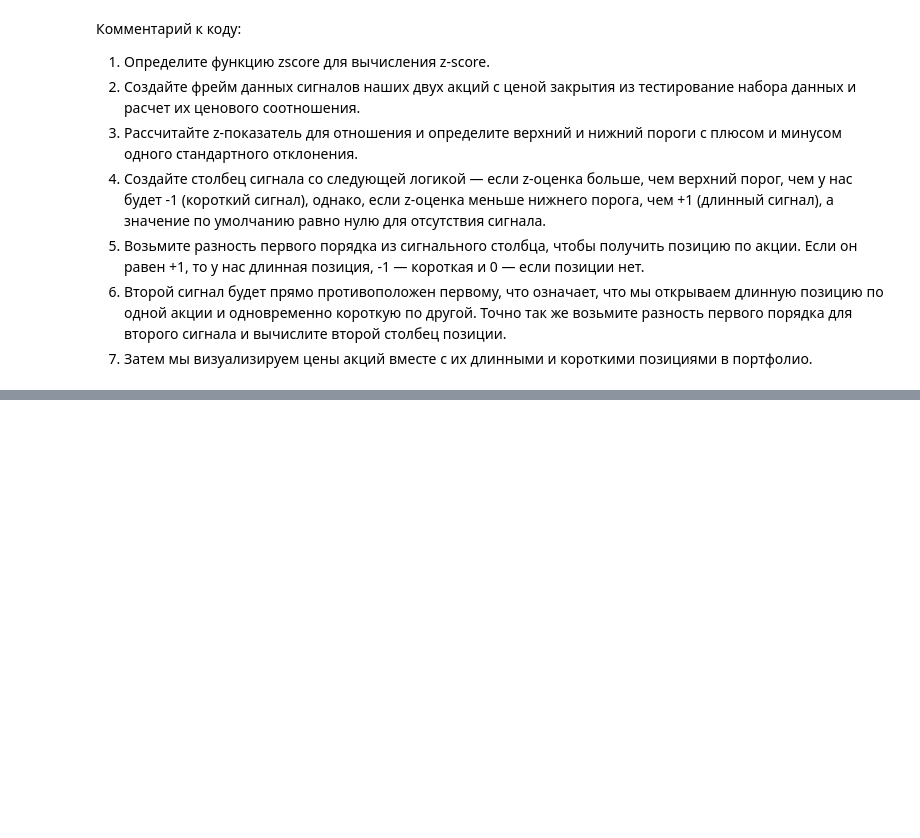
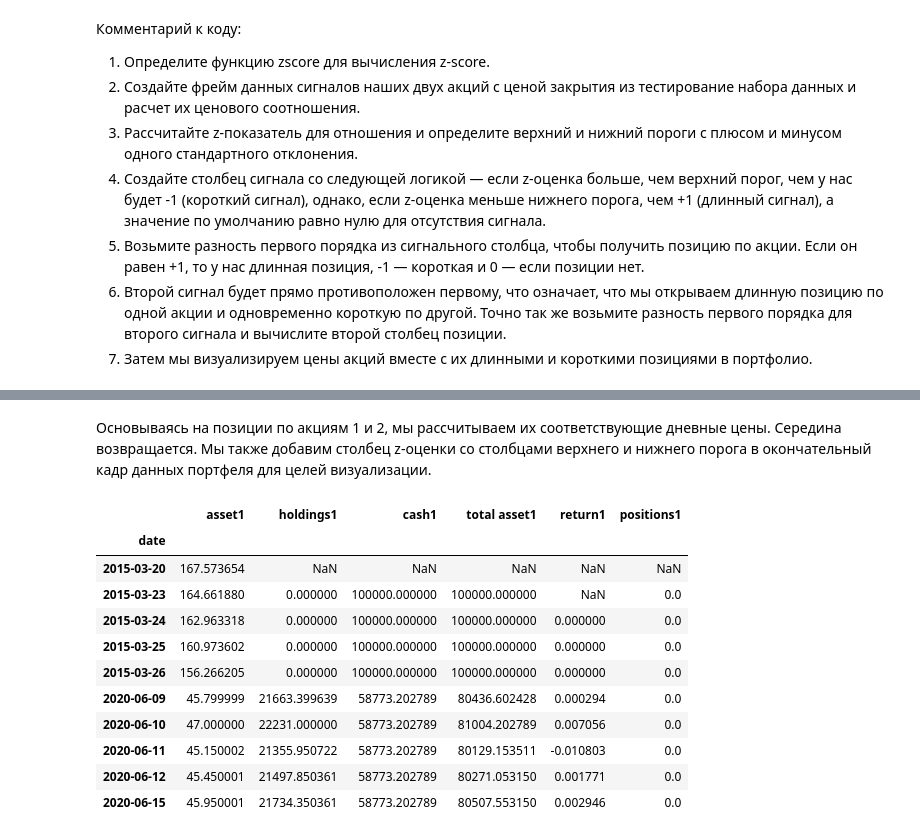
Before and after one commit to Romuldavid/Pair_Traiding, a Jupyter notebook: 2_pt.ipynb, the cells around one changed output, grey strips where cells are left out. Drawn from its saved outputs; the diff is of its cells as text; code cells hidden in the pictures; blank space fills up the shorter version.

```diff
--- a/2_pt.ipynb
+++ b/2_pt.ipynb
@@ -439,0 +451,4 @@ plt.savefig('images/chart7', dpi=300);
+# %% [markdown]
+Основываясь на позиции по акциям 1 и 2, мы рассчитываем их соответствующие дневные цены.
+Середина возвращается. Мы также добавим столбец z-оценки со столбцами верхнего и нижнего порога
+в окончательный кадр данных портфеля для целей визуализации.
@@ -439,0 +472,15 @@ plt.savefig('images/chart7', dpi=300);
+# %%
+portfolio.head().append(portfolio.tail())
+# %% [output]
+|  | asset1 | holdings1 | cash1 | total asset1 | return1 | positions1 |
+| date |  |  |  |  |  |  |
+| 2015-03-20 | 167.573654 | NaN | NaN | NaN | NaN | NaN |
+| 2015-03-23 | 164.661880 | 0.000000 | 100000.000000 | 100000.000000 | NaN | 0.0 |
+| 2015-03-24 | 162.963318 | 0.000000 | 100000.000000 | 100000.000000 | 0.000000 | 0.0 |
+| 2015-03-25 | 160.973602 | 0.000000 | 100000.000000 | 100000.000000 | 0.000000 | 0.0 |
+| 2015-03-26 | 156.266205 | 0.000000 | 100000.000000 | 100000.000000 | 0.000000 | 0.0 |
+| 2020-06-09 | 45.799999 | 21663.399639 | 58773.202789 | 80436.602428 | 0.000294 | 0.0 |
+| 2020-06-10 | 47.000000 | 22231.000000 | 58773.202789 | 81004.202789 | 0.007056 | 0.0 |
+| 2020-06-11 | 45.150002 | 21355.950722 | 58773.202789 | 80129.153511 | -0.010803 | 0.0 |
+| 2020-06-12 | 45.450001 | 21497.850361 | 58773.202789 | 80271.053150 | 0.001771 | 0.0 |
+| 2020-06-15 | 45.950001 | 21734.350361 | 58773.202789 | 80507.553150 | 0.002946 | 0.0 |
```
Also changed, not shown: parts of 15 cells of this notebook.
